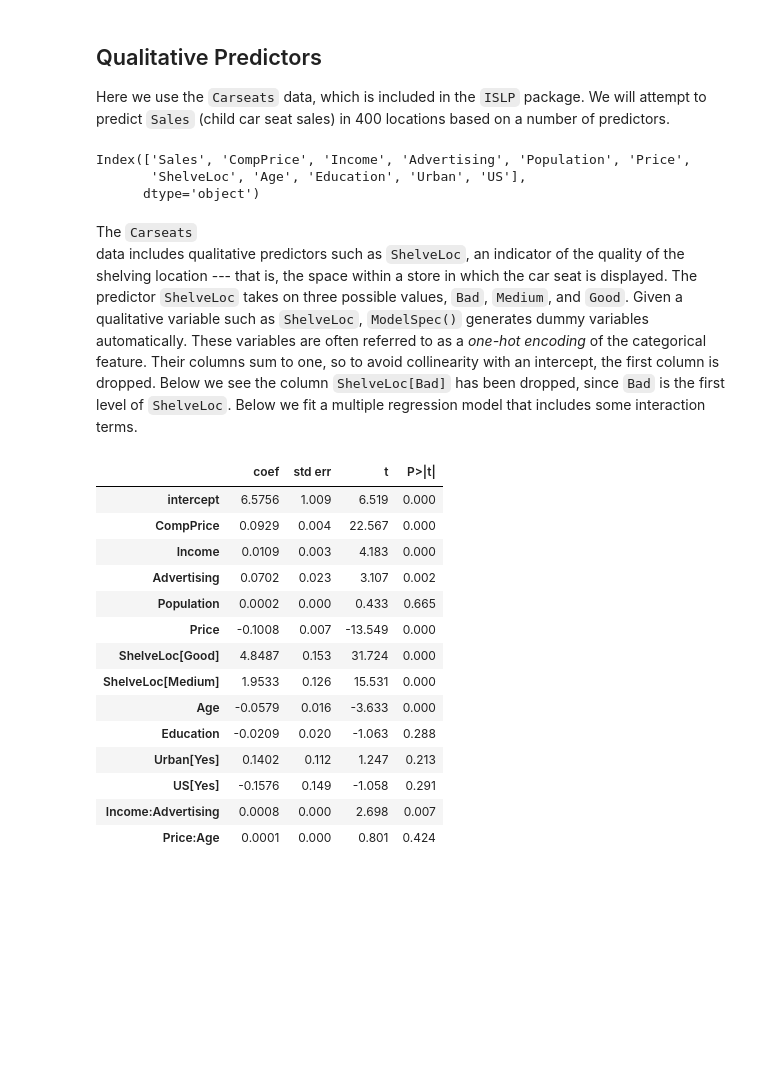
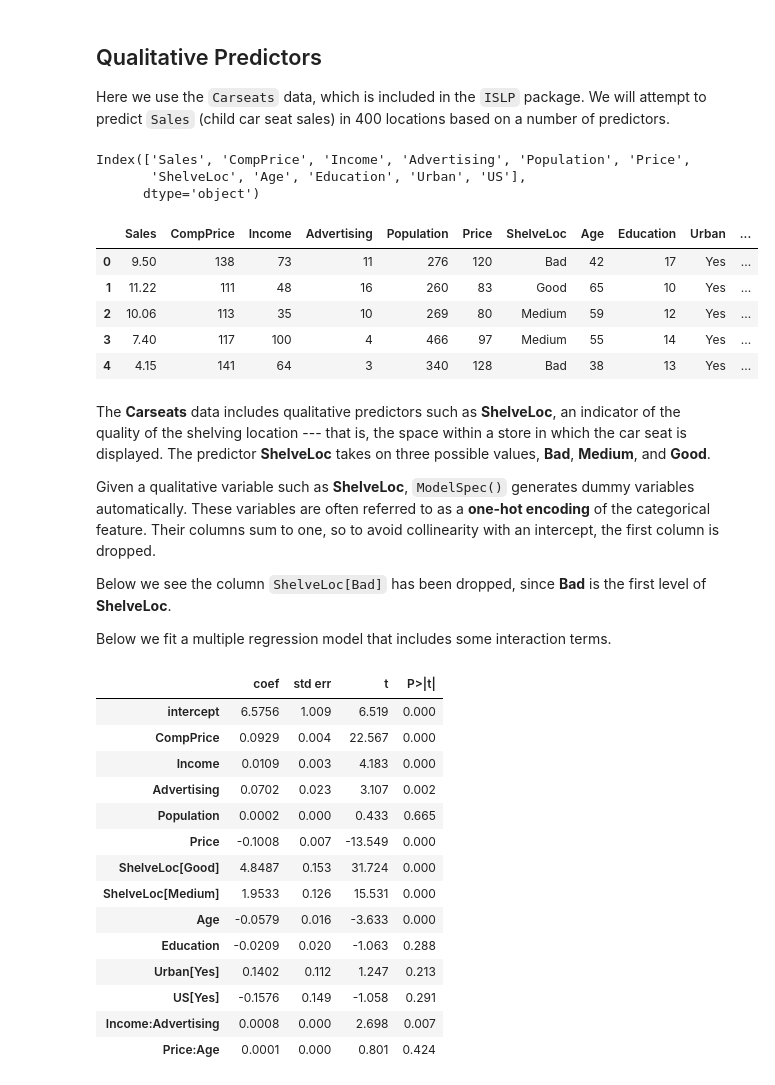
Before and after one commit to martinsdata/ISLP_labs, a Jupyter notebook: Ch03-linreg-lab.ipynb, the cells around one changed output. Cells and saved outputs as stored; diff of their text form; code cells hidden in the pictures; blank space fills up the shorter version.

```diff
--- a/Ch03-linreg-lab.ipynb
+++ b/Ch03-linreg-lab.ipynb
@@ -863,22 +1058,25 @@ Here we use the  `Carseats`  data, which is included in the
 predictors.
 # %%
 Carseats = load_data('Carseats')
-Carseats.columns
+print(Carseats.columns)
+Carseats.head()
 # %% [output]
 Index(['Sales', 'CompPrice', 'Income', 'Advertising', 'Population', 'Price',
        'ShelveLoc', 'Age', 'Education', 'Urban', 'US'],
       dtype='object')
+|  | Sales | CompPrice | Income | Advertising | Population | Price | ShelveLoc | Age | Education | Urban | ... |
+| 0 | 9.50 | 138 | 73 | 11 | 276 | 120 | Bad | 42 | 17 | Yes | ... |
+| 1 | 11.22 | 111 | 48 | 16 | 260 | 83 | Good | 65 | 10 | Yes | ... |
+| 2 | 10.06 | 113 | 35 | 10 | 269 | 80 | Medium | 59 | 12 | Yes | ... |
+| 3 | 7.40 | 117 | 100 | 4 | 466 | 97 | Medium | 55 | 14 | Yes | ... |
+| 4 | 4.15 | 141 | 64 | 3 | 340 | 128 | Bad | 38 | 13 | Yes | ... |
 # %% [markdown]
-The `Carseats`
- data includes qualitative predictors such as
- `ShelveLoc`, an indicator of the quality of the shelving
- location --- that is,
-the  space within a store in which the car seat is displayed. The predictor
- `ShelveLoc`  takes on three possible values, `Bad`, `Medium`, and `Good`.
-Given a qualitative variable such as  `ShelveLoc`, `ModelSpec()` generates dummy
-variables automatically.
-These variables are often referred to as a *one-hot encoding* of the categorical
-feature. Their columns sum to one, so to avoid collinearity with an intercept, the first column is dropped. Below we see
-the column `ShelveLoc[Bad]` has been dropped, since `Bad` is the first level of `ShelveLoc`.
+The **Carseats** data includes qualitative predictors such as **ShelveLoc**, an indicator of the quality of the shelving location --- that is, the  space within a store in which the car seat is displayed. The predictor **ShelveLoc**  takes on three possible values, **Bad**, **Medium**, and **Good**.
+
+Given a qualitative variable such as  **ShelveLoc**, `ModelSpec()` generates dummy
+variables automatically. These variables are often referred to as a **one-hot encoding** of the categorical feature. Their columns sum to one, so to avoid collinearity with an intercept, the first column is dropped.
+
+Below we see the column `ShelveLoc[Bad]` has been dropped, since **Bad** is the first level of **ShelveLoc**.
+
 Below we fit a multiple regression model that includes some interaction terms.
 # %%
```
Also changed, not shown: parts of 38 cells of this notebook, 10 other files.
